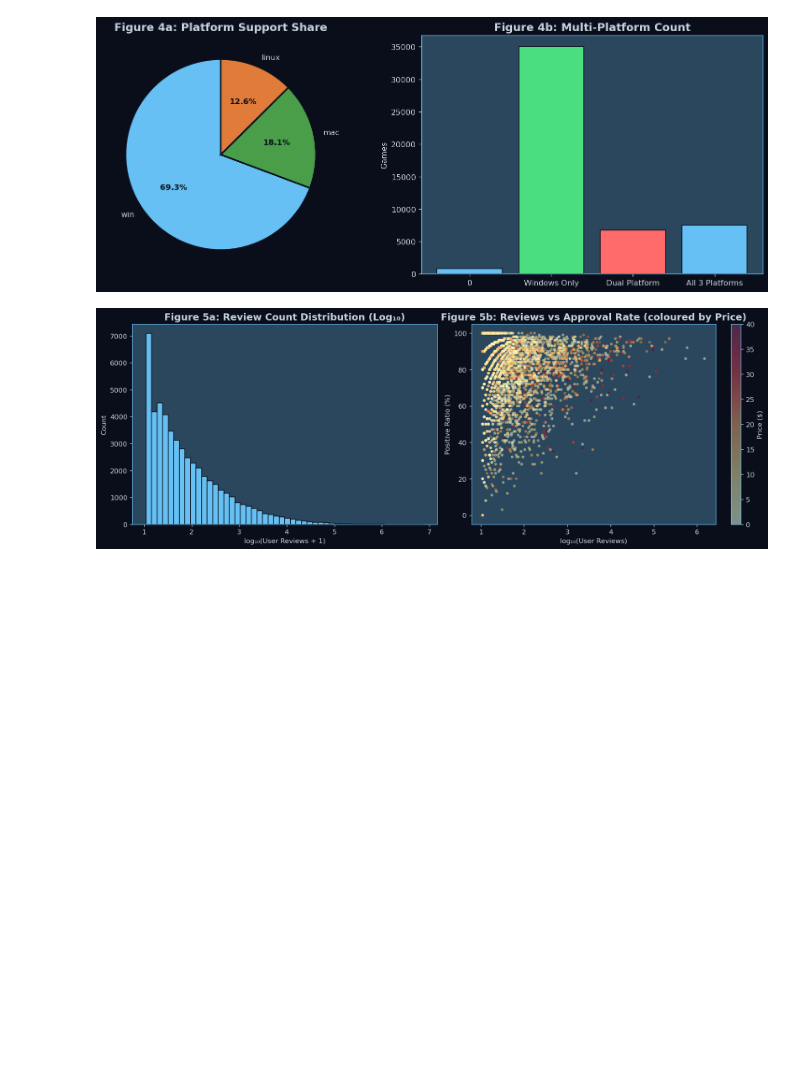
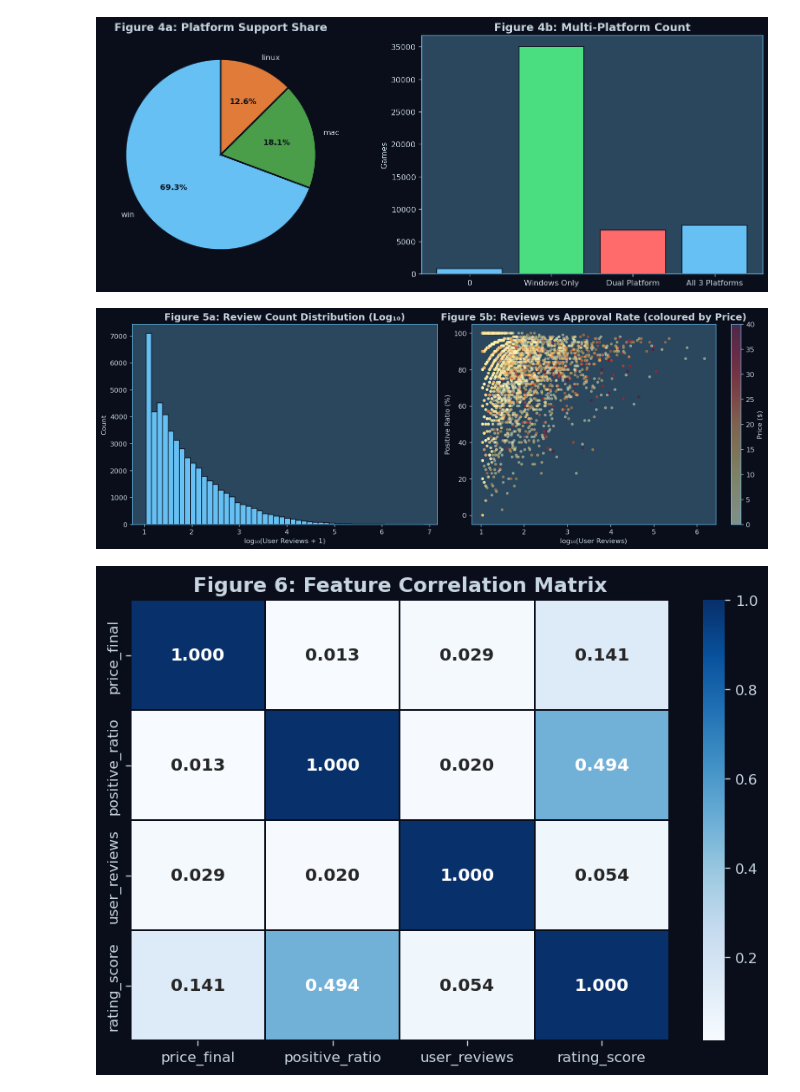
Before and after one commit to keshabbhattarai126/GamesRecommendationOnSteam, a Jupyter notebook: steam_game_recommender.ipynb, the cells around one changed output. Drawn from its saved outputs; the diff is of its cells as text; code cells hidden in the pictures; blank space fills up the shorter version.

Commit message:
correlation heatmap visualization

```diff
--- a/steam_game_recommender.ipynb
+++ b/steam_game_recommender.ipynb
@@ -250,3 +250,18 @@ plt.savefig('fig05_reviews_analysis.png', bbox_inches='tight')
 plt.show()
 # %% [output]
 [figure]
+# %%
+# ── Figure 6: Correlation Heatmap ──
+num_cols = [c for c in ['price_final','positive_ratio','user_reviews','rating_score'] if c in games.columns]
+corr = games[num_cols].corr()
+
+fig, ax = plt.subplots(figsize=(7,5))
+sns.heatmap(corr, annot=True, fmt='.3f', cmap='Blues',
+            linewidths=1, linecolor=STEAM_DARK,
+            annot_kws={'size':12,'weight':'bold'}, ax=ax)
+ax.set_title('Figure 6: Feature Correlation Matrix')
+plt.tight_layout()
+plt.savefig('fig06_correlation_heatmap.png', bbox_inches='tight')
+plt.show()
+# %% [output]
+[figure, added]
```
